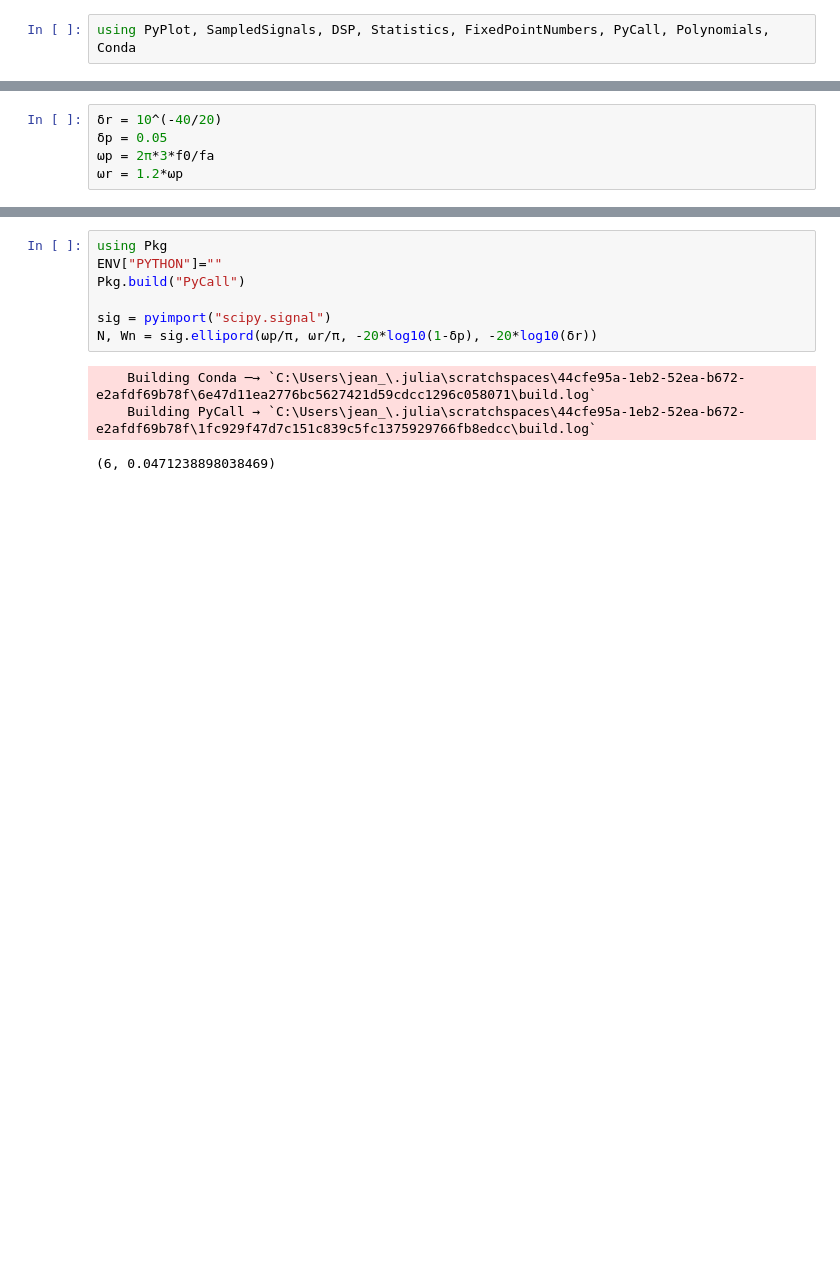
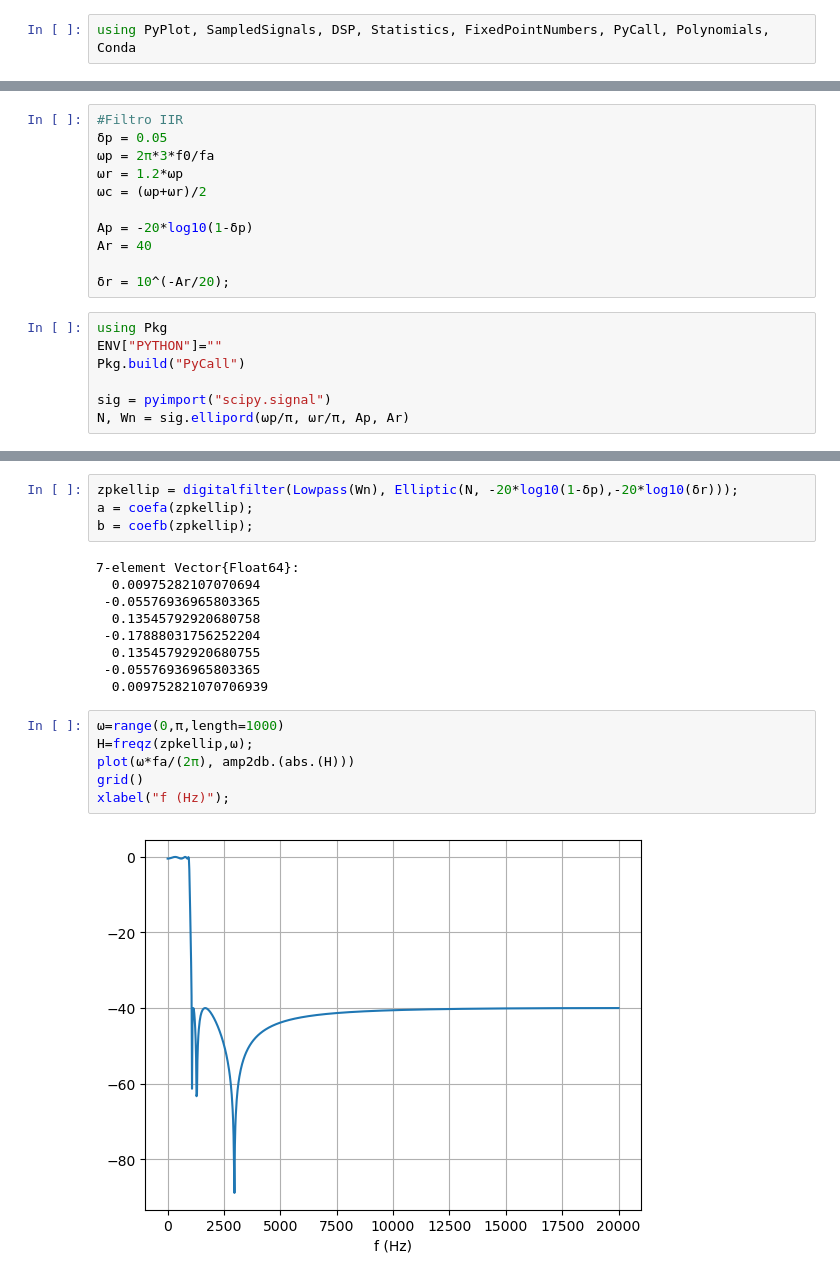
Before and after one commit to JeanMX/PSI3431, a Jupyter notebook: EP3/EP3.ipynb, the cells around one changed output, grey strips where cells are left out. Saved outputs shown, nothing was run; the diff lists cells and outputs as text; blank space fills up the shorter version.

```diff
--- a/EP3/EP3.ipynb
+++ b/EP3/EP3.ipynb
@@ -16,6 +34,19 @@ yq = SampleBuf(sq,fa)
+# %%
+#Filtro IIR
+δp = 0.05
+ωp = 2π*3*f0/fa
+ωr = 1.2*ωp
+ωc = (ωp+ωr)/2
+
+Ap = -20*log10(1-δp)
+Ar = 40
+
+δr = 10^(-Ar/20);
 # %%
-δr = 10^(-40/20)
-δp = 0.05
-ωp = 2π*3*f0/fa
-ωr = 1.2*ωp
+using Pkg
+ENV["PYTHON"]=""
+Pkg.build("PyCall")
+
+sig = pyimport("scipy.signal")
+N, Wn = sig.ellipord(ωp/π, ωr/π, Ap, Ar)
 # %% [output]
@@ -23,11 +56,21 @@ yq = SampleBuf(sq,fa)
 # %%
-using Pkg
-ENV["PYTHON"]=""
-Pkg.build("PyCall")
-
-sig = pyimport("scipy.signal")
-N, Wn = sig.ellipord(ωp/π, ωr/π, -20*log10(1-δp), -20*log10(δr))
+zpkellip = digitalfilter(Lowpass(Wn), Elliptic(N, -20*log10(1-δp),-20*log10(δr)));
+a = coefa(zpkellip);
+b = coefb(zpkellip);
 # %% [output]
-    Building Conda ─→ `C:\Users\jean_\.julia\scratchspaces\44cfe95a-1eb2-52ea-b672-e2afdf69b78f\6e47d11ea2776bc5627421d59cdcc1296c058071\build.log`
-    Building PyCall → `C:\Users\jean_\.julia\scratchspaces\44cfe95a-1eb2-52ea-b672-e2afdf69b78f\1fc929f47d7c151c839c5fc1375929766fb8edcc\build.log`
+7-element Vector{Float64}:
+  0.00975282107070694
+ -0.05576936965803365
+  0.13545792920680758
+ -0.17888031756252204
+  0.13545792920680755
+ -0.05576936965803365
+  0.009752821070706939
-(6, 0.0471238898038469)
+# %%
+ω=range(0,π,length=1000)
+H=freqz(zpkellip,ω);
+plot(ω*fa/(2π), amp2db.(abs.(H)))
+grid()
+xlabel("f (Hz)");
+# %% [output]
+[figure, added]
```
Also changed, not shown: parts of 12 cells of this notebook, 1 other file.
